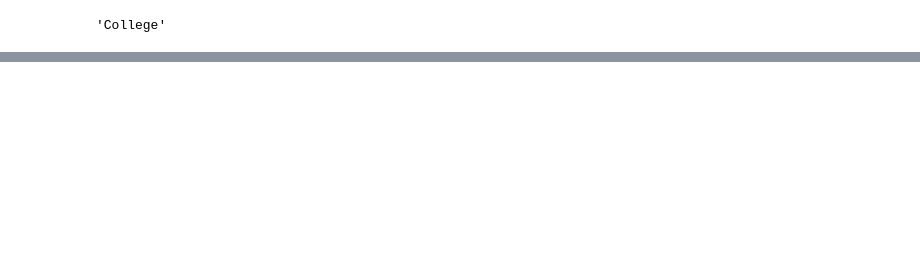
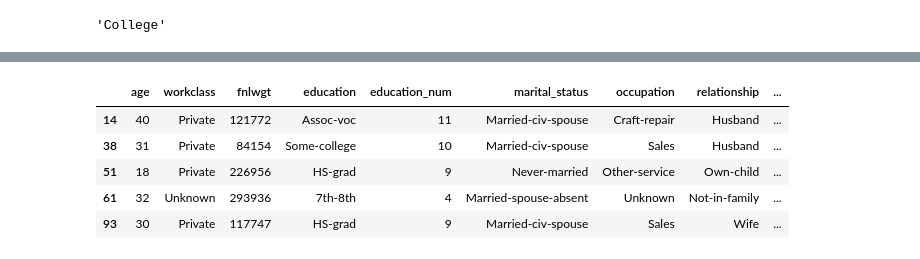
Before and after one commit to erkansirin78/preprocessing-analysis-ml-dl-big-data, a Jupyter notebook: 07_data_preprocessing_cleaning/Veri_On_Isleme_Temizlik.ipynb, the cells around one changed output, grey strips where cells are left out. Saved outputs shown, nothing was run; the diff lists cells and outputs as text; code cells hidden in the pictures; blank space fills up the shorter version.

```diff
--- a/07_data_preprocessing_cleaning/Veri_On_Isleme_Temizlik.ipynb
+++ b/07_data_preprocessing_cleaning/Veri_On_Isleme_Temizlik.ipynb
@@ -278,0 +432,12 @@ df[['education','education2']].head()
+# %%
+# work class içinde ? işareti olanları Unknown ile güncelleme
+df.loc[df['native_country'].str.contains("\\?"), 'native_country'] = "Unknown"
+# %%
+df[df.native_country == "Unknown"].head()
+# %% [output]
+|  | age | workclass | fnlwgt | education | education_num | marital_status | occupation | relationship | ... |
+| 14 | 40 | Private | 121772 | Assoc-voc | 11 | Married-civ-spouse | Craft-repair | Husband | ... |
+| 38 | 31 | Private | 84154 | Some-college | 10 | Married-civ-spouse | Sales | Husband | ... |
+| 51 | 18 | Private | 226956 | HS-grad | 9 | Never-married | Other-service | Own-child | ... |
+| 61 | 32 | Unknown | 293936 | 7th-8th | 4 | Married-spouse-absent | Unknown | Not-in-family | ... |
+| 93 | 30 | Private | 117747 | HS-grad | 9 | Married-civ-spouse | Sales | Wife | ... |
```
Also changed, not shown: parts of 28 cells of this notebook.
